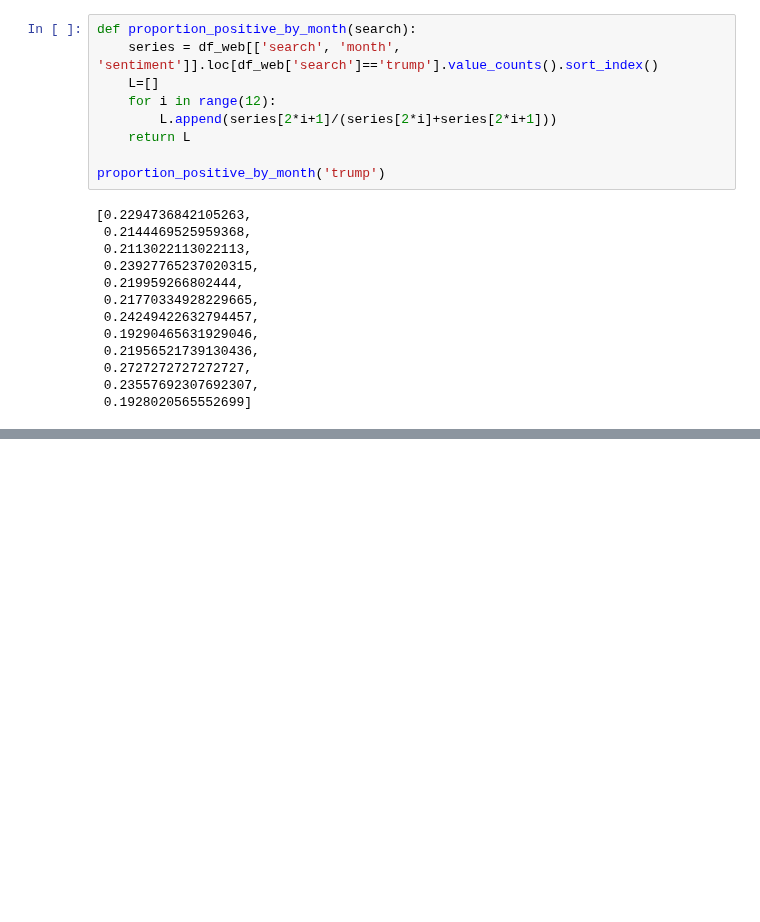
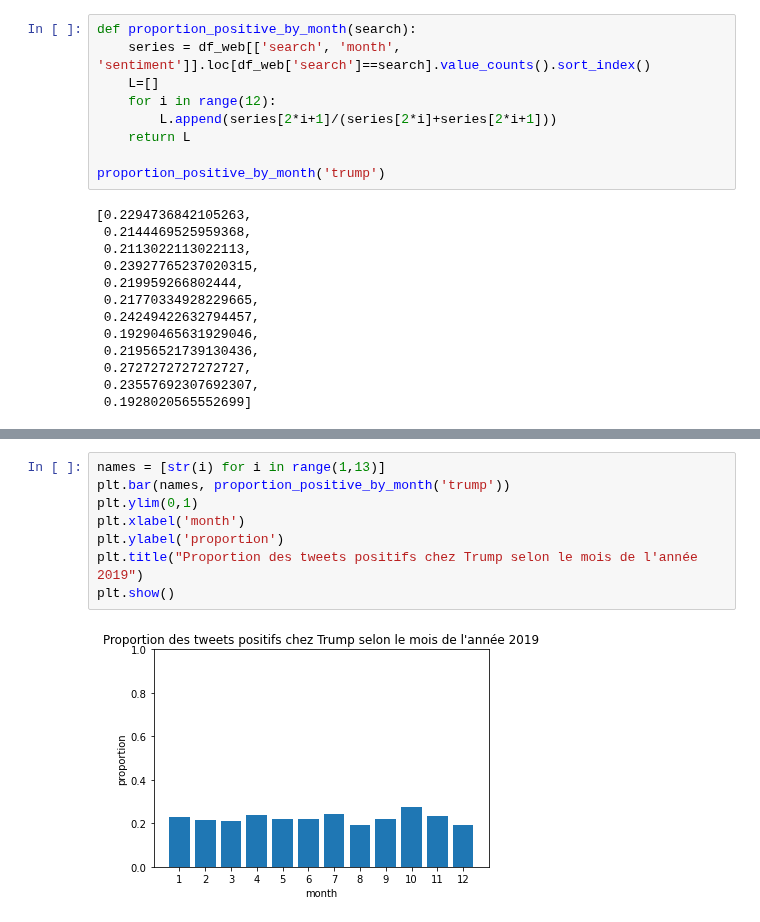
Before and after one commit to baptiste-pasquier/data_2A, a Jupyter notebook: model-semi.ipynb, the cells around one changed output, grey strips where cells are left out. Saved outputs shown, nothing was run; the diff lists cells and outputs as text; blank space fills up the shorter version.

Commit message:
graph conclusion

```diff
--- a/model-semi.ipynb
+++ b/model-semi.ipynb
@@ -614,7 +614,7 @@ sns.countplot(x='month', hue='sentiment', data = df_web.loc[df_web['search']=='t
 [figure]
 # %%
 def proportion_positive_by_month(search):
-    series = df_web[['search', 'month', 'sentiment']].loc[df_web['search']=='trump'].value_counts().sort_index()
+    series = df_web[['search', 'month', 'sentiment']].loc[df_web['search']==search].value_counts().sort_index()
     L=[]
     for i in range(12):
         L.append(series[2*i+1]/(series[2*i]+series[2*i+1]))
@@ -640,0 +637,10 @@ SyntaxError: invalid syntax (<ipython-input-41-918b981d03e3>, line 1)
+# %%
+names = [str(i) for i in range(1,13)]
+plt.bar(names, proportion_positive_by_month('trump'))
+plt.ylim(0,1)
+plt.xlabel('month')
+plt.ylabel('proportion')
+plt.title("Proportion des tweets positifs chez Trump selon le mois de l'année 2019")
+plt.show()
+# %% [output]
+[figure, added]
```
Also changed, not shown: parts of 16 cells of this notebook.
